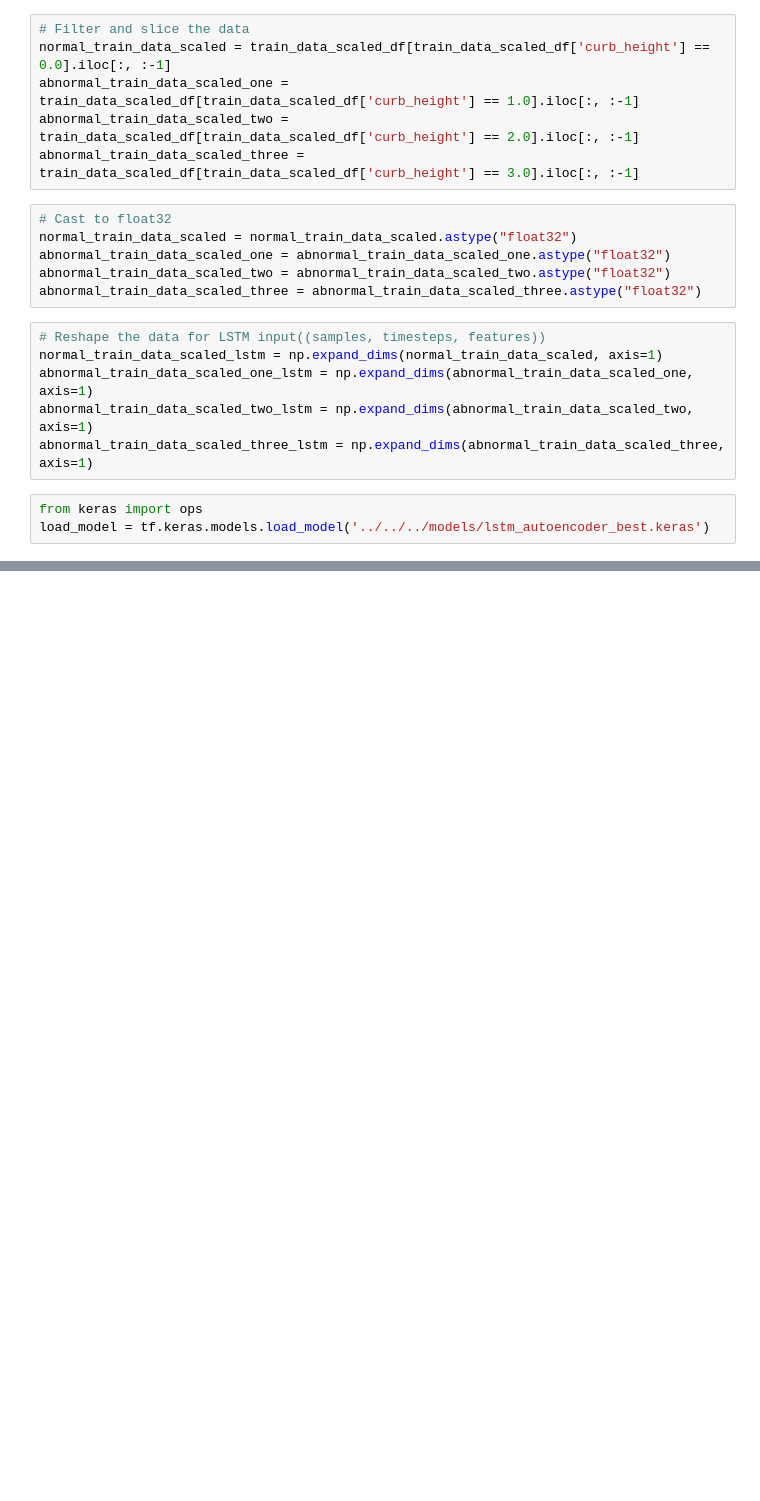
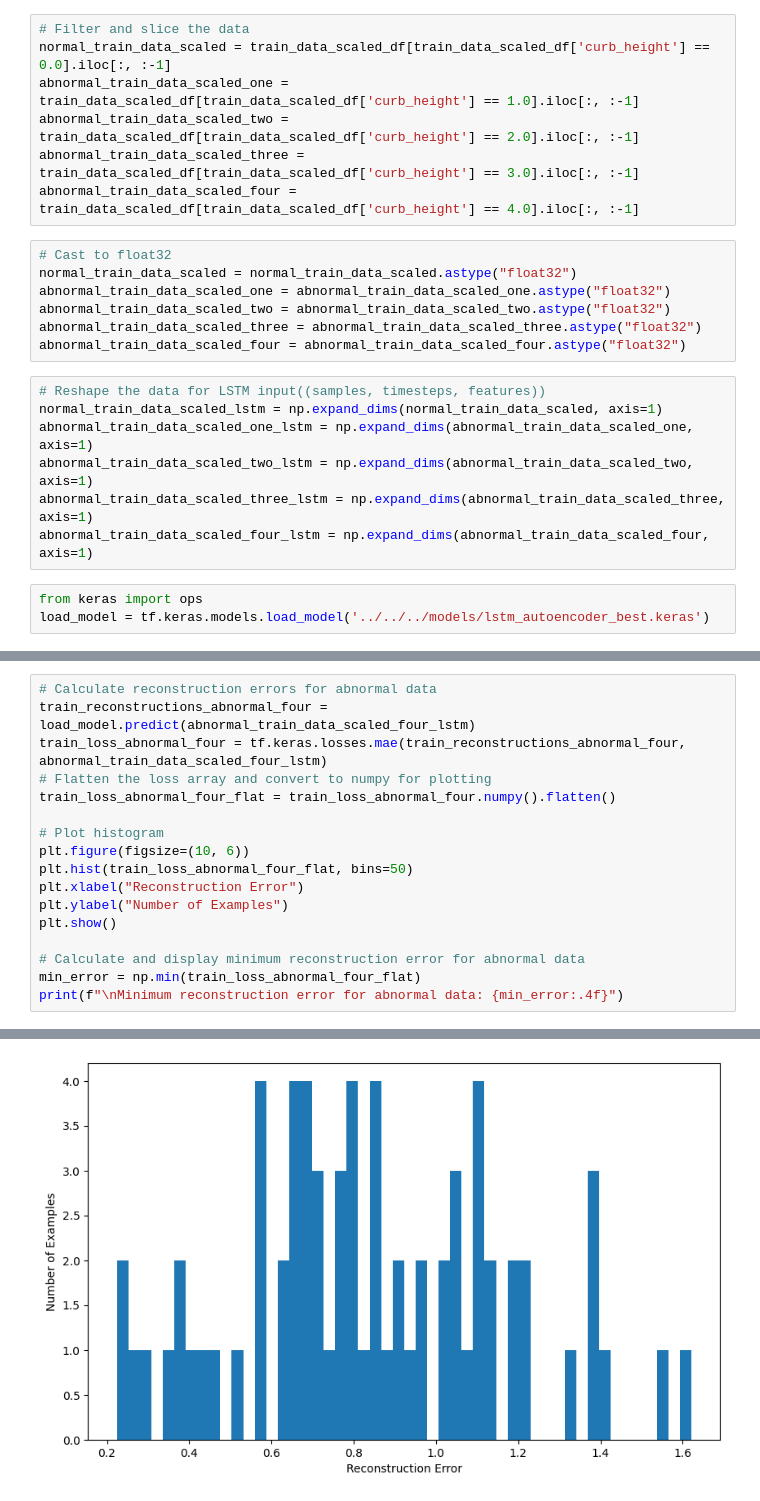
Before and after one commit to Ziyi-star/Bachelor-Project, a Jupyter notebook: notebooks/handlebar/LSTM/Lstm__Handlebar_best _curb_height.ipynb, the cells around one changed output, grey strips where cells are left out. Drawn from its saved outputs; the diff is of its cells as text; blank space fills up the shorter version.

```diff
--- a/notebooks/handlebar/LSTM/Lstm__Handlebar_best _curb_height.ipynb
+++ b/notebooks/handlebar/LSTM/Lstm__Handlebar_best _curb_height.ipynb
@@ -46,18 +46,21 @@ normal_train_data_scaled = train_data_scaled_df[train_data_scaled_df['curb_heigh
 abnormal_train_data_scaled_one = train_data_scaled_df[train_data_scaled_df['curb_height'] == 1.0].iloc[:, :-1]
 abnormal_train_data_scaled_two = train_data_scaled_df[train_data_scaled_df['curb_height'] == 2.0].iloc[:, :-1]
 abnormal_train_data_scaled_three = train_data_scaled_df[train_data_scaled_df['curb_height'] == 3.0].iloc[:, :-1]
+abnormal_train_data_scaled_four = train_data_scaled_df[train_data_scaled_df['curb_height'] == 4.0].iloc[:, :-1]
 # %%
 # Cast to float32
 normal_train_data_scaled = normal_train_data_scaled.astype("float32")
 abnormal_train_data_scaled_one = abnormal_train_data_scaled_one.astype("float32")
 abnormal_train_data_scaled_two = abnormal_train_data_scaled_two.astype("float32")
 abnormal_train_data_scaled_three = abnormal_train_data_scaled_three.astype("float32")
+abnormal_train_data_scaled_four = abnormal_train_data_scaled_four.astype("float32")
 # %%
 # Reshape the data for LSTM input((samples, timesteps, features))
 normal_train_data_scaled_lstm = np.expand_dims(normal_train_data_scaled, axis=1)
 abnormal_train_data_scaled_one_lstm = np.expand_dims(abnormal_train_data_scaled_one, axis=1)
 abnormal_train_data_scaled_two_lstm = np.expand_dims(abnormal_train_data_scaled_two, axis=1)
 abnormal_train_data_scaled_three_lstm = np.expand_dims(abnormal_train_data_scaled_three, axis=1)
+abnormal_train_data_scaled_four_lstm = np.expand_dims(abnormal_train_data_scaled_four, axis=1)
 # %%
 from keras import ops
 load_model = tf.keras.models.load_model('../../../models/lstm_autoencoder_best.keras')
@@ -142,0 +146,18 @@ Minimum reconstruction error for abnormal data: 0.2413
+# %%
+# Calculate reconstruction errors for abnormal data
+train_reconstructions_abnormal_four = load_model.predict(abnormal_train_data_scaled_four_lstm)
+train_loss_abnormal_four = tf.keras.losses.mae(train_reconstructions_abnormal_four, abnormal_train_data_scaled_four_lstm)
+# Flatten the loss array and convert to numpy for plotting
+train_loss_abnormal_four_flat = train_loss_abnormal_four.numpy().flatten()
+
+# Plot histogram
+plt.figure(figsize=(10, 6))
+plt.hist(train_loss_abnormal_four_flat, bins=50)
+plt.xlabel("Reconstruction Error")
+plt.ylabel("Number of Examples")
+plt.show()
+
+# Calculate and display minimum reconstruction error for abnormal data
+min_error = np.min(train_loss_abnormal_four_flat)
+print(f"\nMinimum reconstruction error for abnormal data: {min_error:.4f}")
+# %% [output]
@@ -142,0 +165 @@ Minimum reconstruction error for abnormal data: 0.2413
+[figure, added]
```
Also changed, not shown: parts of 8 cells of this notebook, 14 other files.
